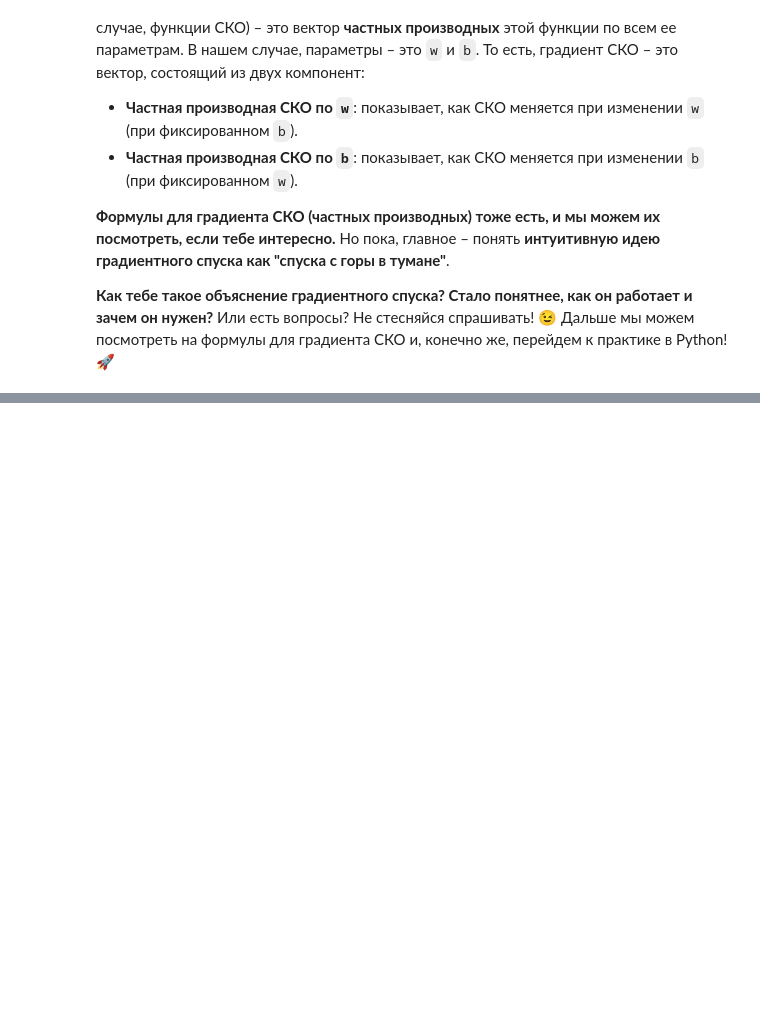
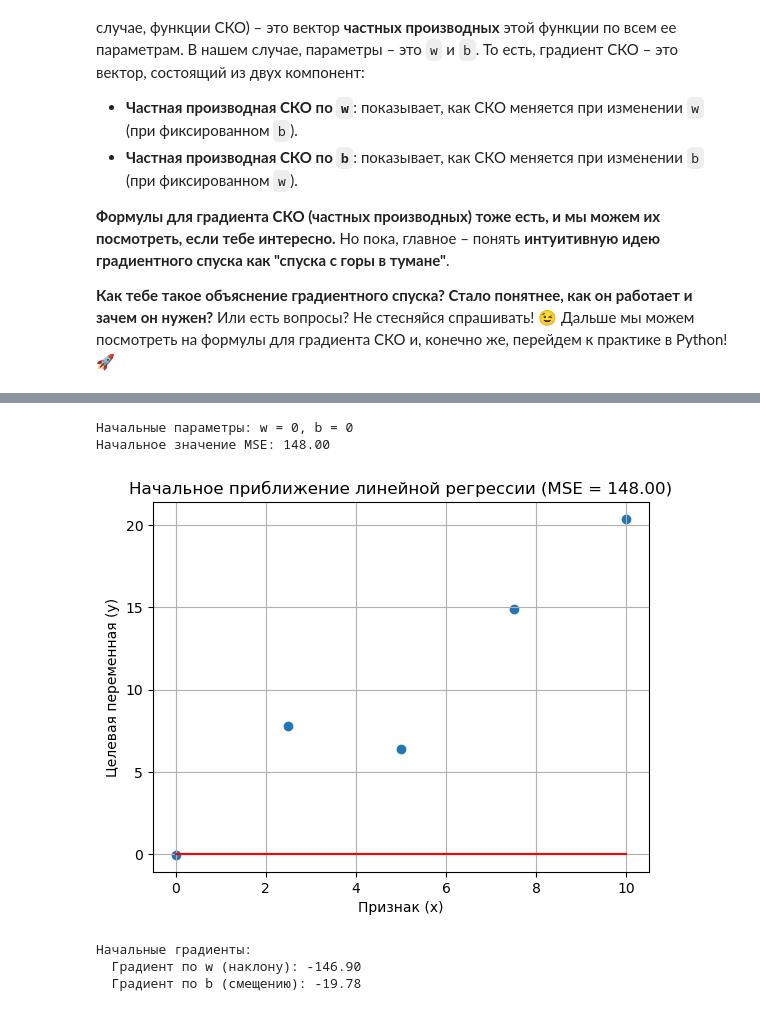
Before and after one commit to DinoZawrik/ML_BASE, a Jupyter notebook: ML/Linage_model.ipynb, the cells around one changed output, grey strips where cells are left out. Saved outputs shown, nothing was run; the diff lists cells and outputs as text; code cells hidden in the pictures; blank space fills up the shorter version.

```diff
--- a/ML/Linage_model.ipynb
+++ b/ML/Linage_model.ipynb
@@ -243,0 +253,26 @@ b_{new} = b_{old} - \alpha \frac{\partial MSE}{\partial b}
+# %%
+def calculate_mse(y_true, y_predicted):
+    squared_errors =(y_true - y_predicted) ** 2
+    mse = np.mean(squared_errors)
+    return mse
+# %%
+initial_w = 0
+initial_b = 0
+
+y_initital_predicted = initial_w * x + initial_b
+
+initial_mse = calculate_mse(y, y_initital_predicted)
+print(f'Начальные параметры: w = {initial_w}, b = {initial_b}')
+print(f'Начальное значение MSE: {initial_mse:.2f}' if initial_mse is not None else 'Не удалось вычислить MSE')
+
+plt.scatter(x, y)
+plt.plot(x, y_initital_predicted, color='red')
+plt.xlabel("Признак (x)")
+plt.ylabel("Целевая переменная (y)")
+plt.title("Начальное приближение линейной регрессии (MSE = {:.2f})".format(initial_mse) if initial_mse is not None else "Начальное приближение линейной регрессии (MSE не вычислена)")
+plt.grid(True)
+plt.show()
+# %% [output]
+Начальные параметры: w = 0, b = 0
+Начальное значение MSE: 148.00
+[figure, added]
@@ -243,0 +289,11 @@ b_{new} = b_{old} - \alpha \frac{\partial MSE}{\partial b}
+# %%
+gradient_w_initial = calculate_gradient_w(x, y, y_initital_predicted)
+gradient_b_initial = calculate_gradient_b(y, y_initital_predicted)
+
+print("Начальные градиенты:")
+print(f"  Градиент по w (наклону): {gradient_w_initial:.2f}")
+print(f"  Градиент по b (смещению): {gradient_b_initial:.2f}")
+# %% [output]
+Начальные градиенты:
+  Градиент по w (наклону): -146.90
+  Градиент по b (смещению): -19.78
```
Also changed, not shown: parts of 23 cells of this notebook, 2 other files.
